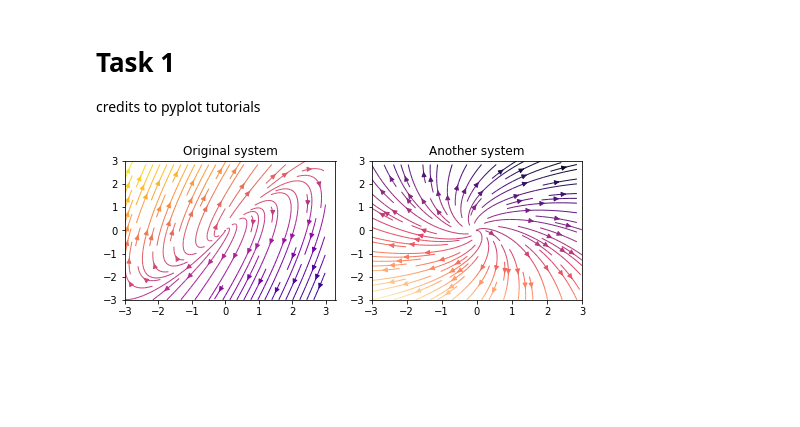
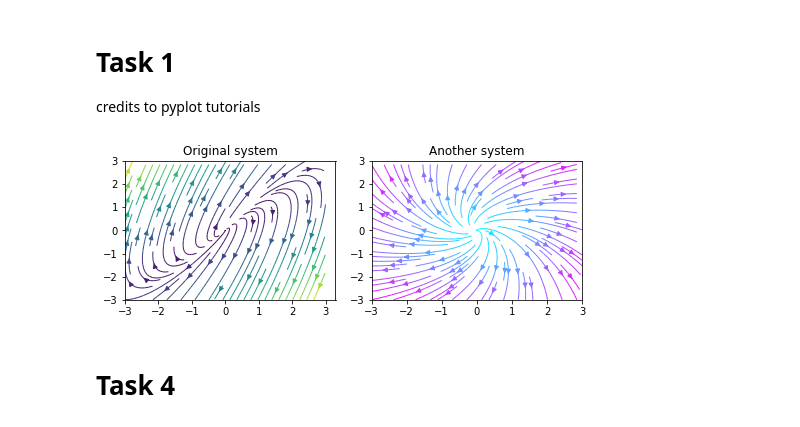
Before and after one commit to peinrules/differential_equations, a Jupyter notebook: Phase_paths_3.ipynb, the cells around one changed output. Drawn from its saved outputs; the diff is of its cells as text; code cells hidden in the pictures; blank space fills up the shorter version.

```diff
--- a/Phase_paths_3.ipynb
+++ b/Phase_paths_3.ipynb
@@ -6,30 +7,51 @@ import matplotlib.gridspec as gridspec
+# %%
+cmapPool = ['viridis', 'plasma', 'inferno', 'magma', 'cool', 'hot', 'copper', 'spring', 'autumn', 'hsv']
+# %%
+def phasePathLinear(fooData, nameData):
+    w = 3
+    Y, X = np.mgrid[-w:w:100j, -w:w:100j]
+
+    fig = plt.figure(figsize=(7, 9))
+    gs = gridspec.GridSpec(nrows=3, ncols=2, height_ratios=[1, 1, 2])
+
+    for i in range(len(fooData)):
+    # Original system
+        U = fooData[i][0] * X + fooData[i][1] * Y
+        V = fooData[i][2] * X + fooData[i][3] * Y
+
+        ax = fig.add_subplot(gs[0, i])
+        strm = ax.streamplot(X, Y, U, V, color = abs(U) + abs(V), linewidth=1, cmap=random.choice(cmapPool))
+        ax.set_title(nameData[i])
+
+    plt.tight_layout()
+    plt.show()
 # %% [markdown]
 # Task 1
 credits to pyplot tutorials
+# %%
+fooData = [[-2, 4, -10, 10], [4, 2, -2, 4]]
+nameData = ["Original system", "Another system"]
+phasePathLinear(fooData, nameData)
+# %% [output]
+[figure, added]
+# %% [markdown]
+# Task 4
 # %%
-w = 3
-Y, X = np.mgrid[-w:w:100j, -w:w:100j]
+def phasePathCustom(nameData, wides):
+    for i in range(len(wides)):
+        w = wides[i]
+        Y, X = np.mgrid[-w:w:100j, -w:w:100j]
 
-fig = plt.figure(figsize=(7, 9))
-gs = gridspec.GridSpec(nrows=3, ncols=2, height_ratios=[1, 1, 2])
+        fig = plt.figure(figsize=(7, 9))
+        gs = gridspec.GridSpec(nrows=3, ncols=2, height_ratios=[1, 1, 2])
 
-# Original system
-U1 = -2 * X + 4 * Y
-V1 = -10 * X + 10 * Y
+        # Original system
+        U = np.sin(X) + np.exp(Y) - 1
+        V = np.sin(X - Y)
 
-ax1 = fig.add_subplot(gs[0, 0])
-strm = ax1.streamplot(X, Y, U1, V1, color=U1 + V1, linewidth=1, cmap='plasma')
-ax1.set_title('Original system')
+        ax = fig.add_subplot(gs[0, i])
+        strm = ax.streamplot(X, Y, U, V, color = abs(U) + abs(V), linewidth=1, cmap=random.choice(cmapPool))
+        ax.set_title(nameData[i])
 
-# And the second one
-U2 = 4 * X + 2 * Y
-V2 = -2 * X + 4 * Y
-
-ax2 = fig.add_subplot(gs[0, 1])
-strm = ax2.streamplot(X, Y, U2, V2, color=-U2 - V2, linewidth=1, cmap='magma')
-ax2.set_title('Another system')
-
-plt.tight_layout()
-plt.show()
+    plt.tight_layout()
+    plt.show()
-# %% [output]
-[figure, removed]
```
Also changed, not shown: parts of 2 cells of this notebook.
